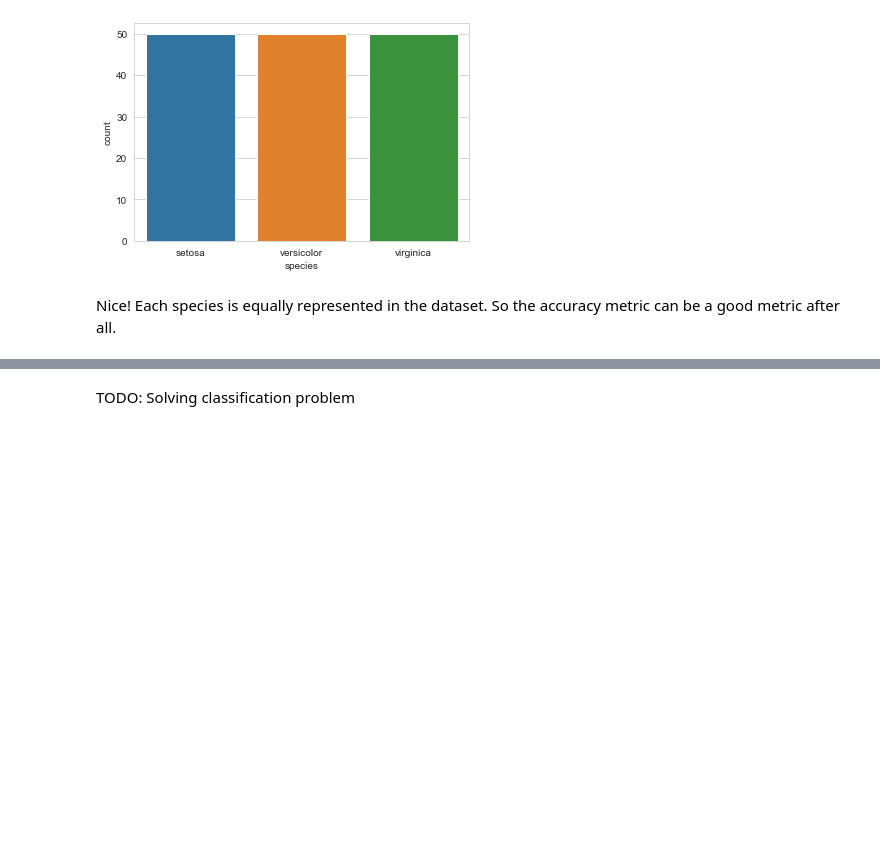
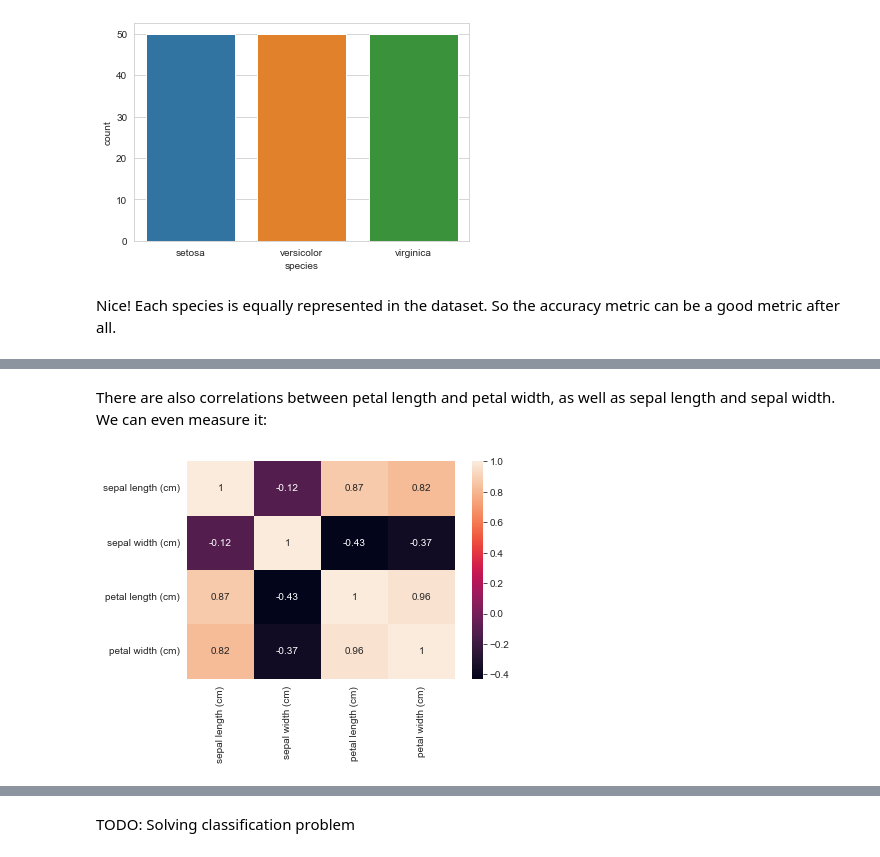
Before and after one commit to strvcom/ds-academy, a Jupyter notebook: lectures/01_lecture/motivational_example.ipynb, the cells around one changed output, grey strips where cells are left out. Saved outputs shown, nothing was run; the diff lists cells and outputs as text; code cells hidden in the pictures; blank space fills up the shorter version.

```diff
--- a/lectures/01_lecture/motivational_example.ipynb
+++ b/lectures/01_lecture/motivational_example.ipynb
@@ -139,0 +167,6 @@ TODO: EDA
+# %% [markdown]
+There are also correlations between petal length and petal width, as well as sepal length and sepal width. We can even measure it:
+# %%
+sns.heatmap(data_df.corr(method='pearson'), annot = True);
+# %% [output]
+[figure, added]
```
Also changed, not shown: parts of 11 cells of this notebook.
